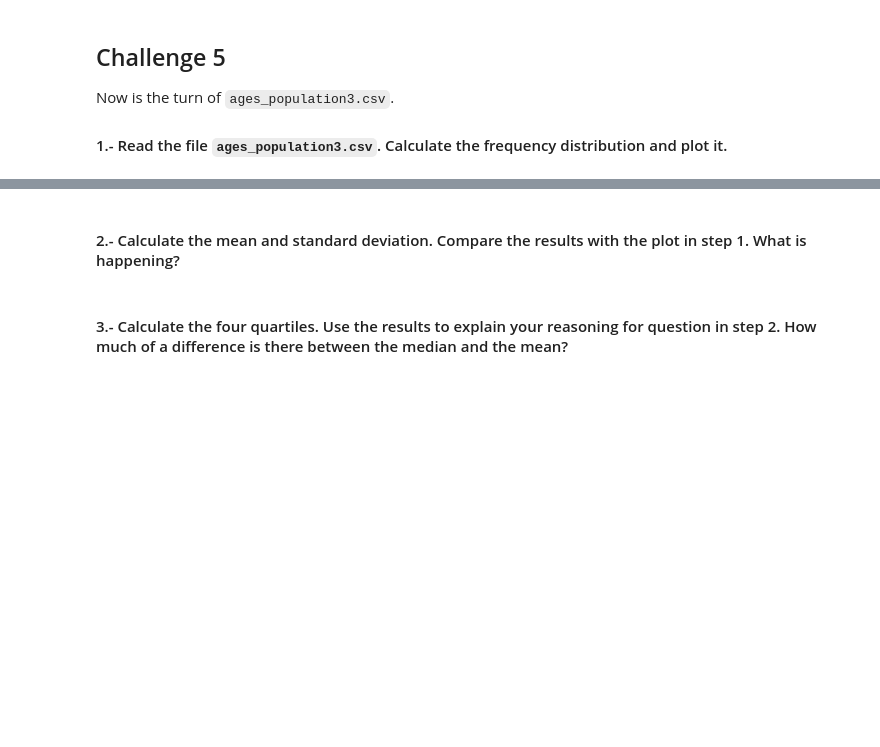
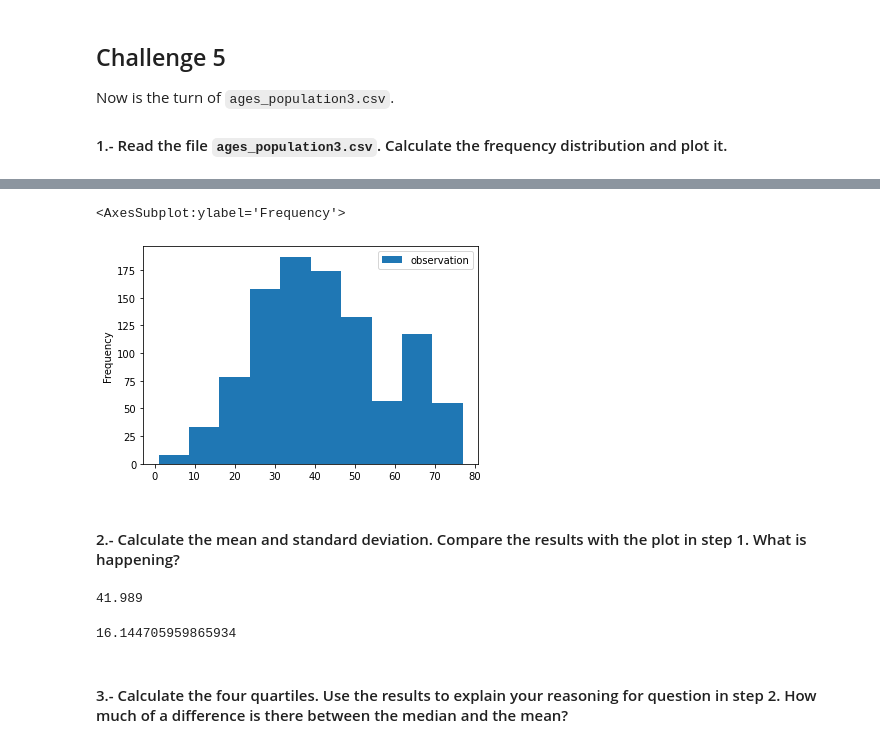
Before and after one commit to Irene9R/dataptmad1121_labs, a Jupyter notebook: module-2/understanding-descriptive-stats/your-code/main.ipynb, the cells around one changed output, grey strips where cells are left out. Saved outputs shown, nothing was run; the diff lists cells and outputs as text; code cells hidden in the pictures; blank space fills up the shorter version.

```diff
--- a/module-2/understanding-descriptive-stats/your-code/main.ipynb
+++ b/module-2/understanding-descriptive-stats/your-code/main.ipynb
@@ -347,3 +360,7 @@ your comments here
 Now is the turn of `ages_population3.csv`.
 
 #### 1.- Read the file `ages_population3.csv`. Calculate the frequency distribution and plot it.
+# %%
+# your code here
+ages_population3 = pd.read_csv('../data/ages_population3.csv')
+ages_population3.head()
@@ -350,10 +374,18 @@ Now is the turn of `ages_population3.csv`.
 # %%
 # your code here
+ages_population3.plot.hist()
+# %% [output]
+<AxesSubplot:ylabel='Frequency'>
+[figure, added]
 # %% [markdown]
 #### 2.- Calculate the mean and standard deviation. Compare the results with the plot in step 1. What is happening?
 # %%
 # your code here
+fun_mean(ages_population3.observation)
+# %% [output]
+41.989
 # %%
-"""
-your comments here
-"""
+# your code here
+ages_population3.observation.std()
+# %% [output]
+16.144705959865934
```
Also changed, not shown: parts of 34 cells of this notebook.
